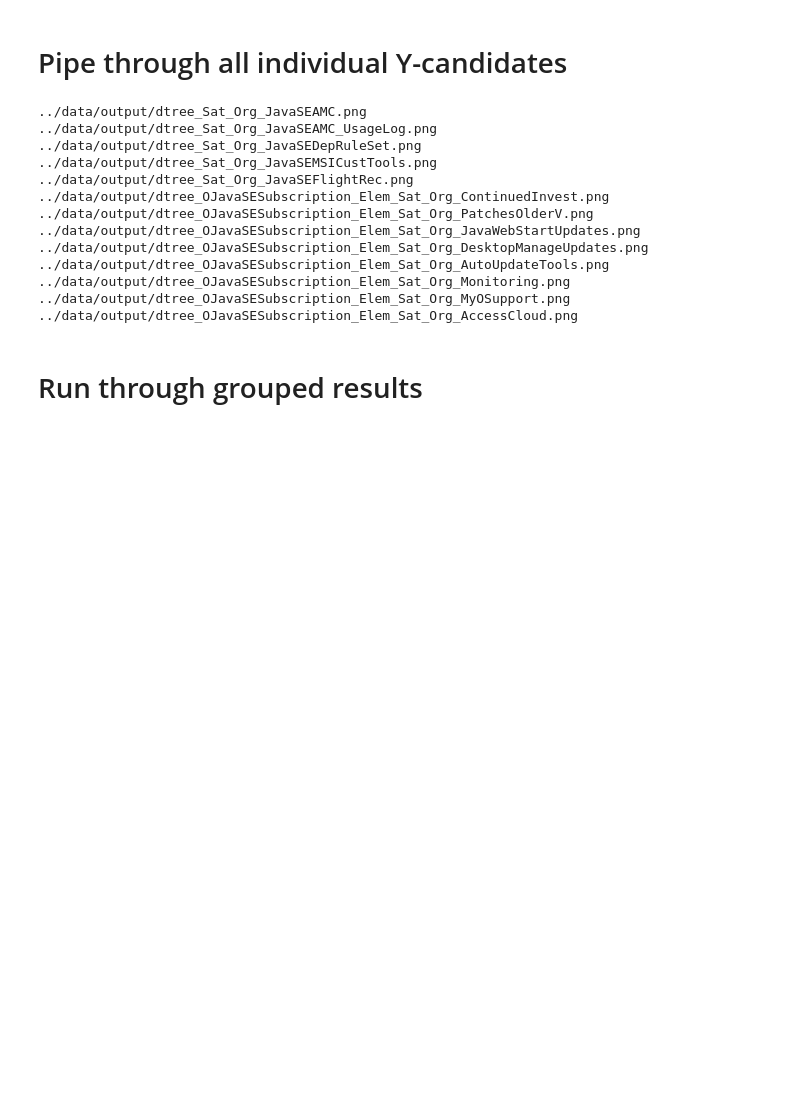
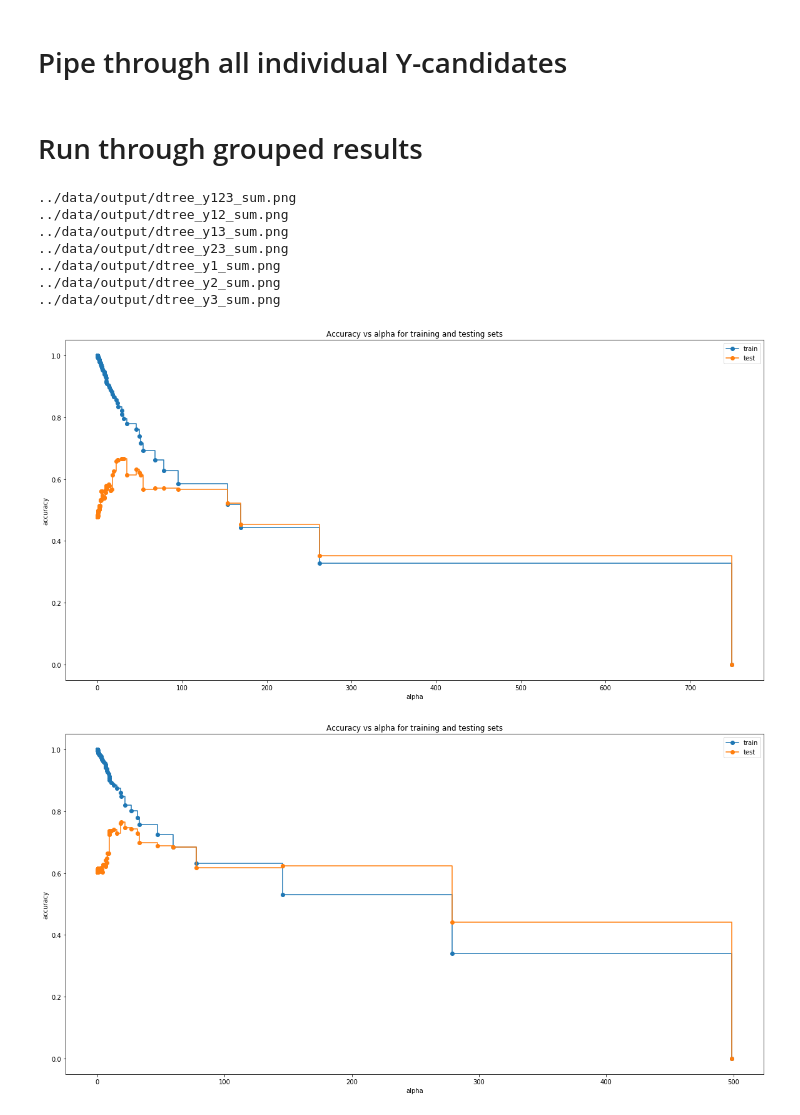
Before and after one commit to liouviaglou/JavaSE_202007, a Jupyter notebook: scripts/decision_trees.ipynb, the cells around one changed output. Saved outputs shown, nothing was run; the diff lists cells and outputs as text; code cells hidden in the pictures; blank space fills up the shorter version.

Commit message:
mass pipeline output complete, including weighted results

```diff
--- a/scripts/decision_trees.ipynb
+++ b/scripts/decision_trees.ipynb
@@ -434,4 +449,6 @@ y_list_list = y1_list + y2_list + y3_list
 # %%
+y_list_list = y1_list + y2_list + y3_list
+
 results = []
 for y_list in y_list_list:
     print("../data/output/dtree_%s.png" % (y_list))
@@ -448,49 +465,47 @@ for y_list in y_list_list:
 
 ind_y_results = pd.DataFrame(results, columns = ['var', 'ccp_alpha', 'clf', 'score'])
 ind_y_results.to_csv('../data/output/ind_y_results.csv',index=False)
-# %% [output]
-../data/output/dtree_Sat_Org_JavaSEAMC.png
-../data/output/dtree_Sat_Org_JavaSEAMC_UsageLog.png
-../data/output/dtree_Sat_Org_JavaSEDepRuleSet.png
-../data/output/dtree_Sat_Org_JavaSEMSICustTools.png
-../data/output/dtree_Sat_Org_JavaSEFlightRec.png
-../data/output/dtree_OJavaSESubscription_Elem_Sat_Org_ContinuedInvest.png
-../data/output/dtree_OJavaSESubscription_Elem_Sat_Org_PatchesOlderV.png
-../data/output/dtree_OJavaSESubscription_Elem_Sat_Org_JavaWebStartUpdates.png
-../data/output/dtree_OJavaSESubscription_Elem_Sat_Org_DesktopManageUpdates.png
-../data/output/dtree_OJavaSESubscription_Elem_Sat_Org_AutoUpdateTools.png
-../data/output/dtree_OJavaSESubscription_Elem_Sat_Org_Monitoring.png
-../data/output/dtree_OJavaSESubscription_Elem_Sat_Org_MyOSupport.png
-../data/output/dtree_OJavaSESubscription_Elem_Sat_Org_AccessCloud.png
 # %% [markdown]
 # Run through grouped results
 # %%
 y_list_list = [[y1_list + y2_list + y3_list],
               [y1_list + y2_list],
               [y1_list + y3_list],
-              [y2_list + y3_list]
-              ]
+              [y2_list + y3_list],
+               y1_list,
+               y2_list,
+               y3_list]
 
-y_list_names = ['y123', 'y12','y13','y23']
+y_list_names = ['y123', 'y12','y13','y23','y1','y2','y3']
 
 results = []
 i=0
 for y_list in y_list_list:
     y_funct = 'sum'
     vis_filename = "../data/output/dtree_%s_%s.png" % (y_list_names[i],y_funct)
     ccpa_filename = "../data/output/ccpa_%s_%s.png" % (y_list_names[i],y_funct)
     print(vis_filename)
 
     ccp_alpha, clf, score  = dtree_pipe (
                    mod_df = mod_df,
                    y_list = y_list, # list of response variables, if len()>1, these will be summed or meaned
                    X_list = catg_dummy_list + cont_dummy_list + dummy0_dummy_list,
                    y_funct = y_funct, # either None, 'sum' or 'mean'. Must be one of non-None if len(y_list)>1
                    vis_filename =vis_filename,
                    ccpa_filename = ccpa_filename)
 
-    results.append([y_list, ccp_alpha, clf, score])
+    results.append([y_list_names[i], ccp_alpha, clf, score])
     i = i+1
 
 grp_y_sum_results = pd.DataFrame(results, columns = ['var', 'ccp_alpha', 'clf', 'score'])
 grp_y_sum_results.to_csv('../data/output/grp_y_sum_results.csv',index=False)
+# %% [output]
+../data/output/dtree_y123_sum.png
+../data/output/dtree_y12_sum.png
+../data/output/dtree_y13_sum.png
+../data/output/dtree_y23_sum.png
+../data/output/dtree_y1_sum.png
+../data/output/dtree_y2_sum.png
+../data/output/dtree_y3_sum.png
+[figure, added]
+[figure, added]
```
Also changed, not shown: parts of 47 cells of this notebook, 4 other files.
